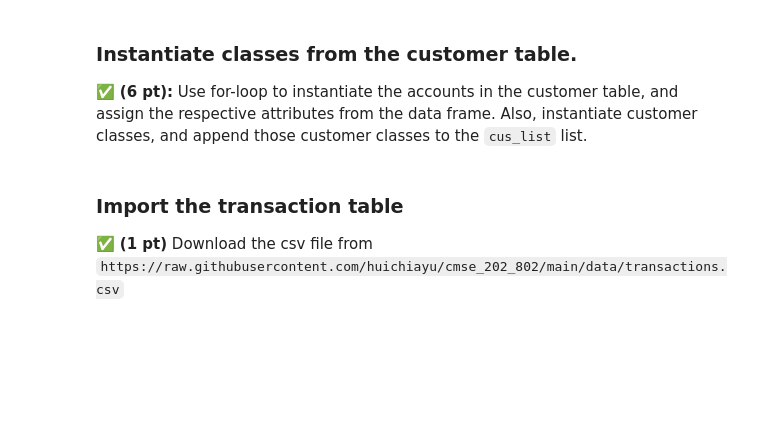
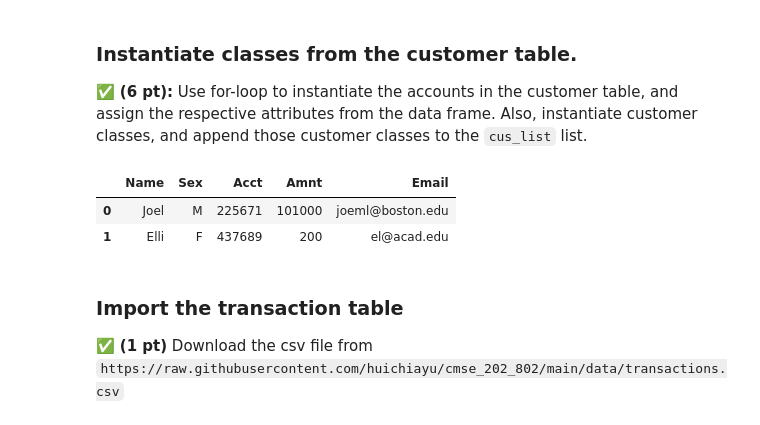
Before and after one commit to Ishan-Baweja/cmse202-XX-turnin, a Jupyter notebook: CMSE202-Midterm-Sect001_TF_Mods-STUDENT.ipynb, the cells around one changed output. Saved outputs shown, nothing was run; the diff lists cells and outputs as text; code cells hidden in the pictures; blank space fills up the shorter version.

```diff
--- a/CMSE202-Midterm-Sect001_TF_Mods-STUDENT.ipynb
+++ b/CMSE202-Midterm-Sect001_TF_Mods-STUDENT.ipynb
@@ -421,6 +444,15 @@ print(f"Customer {Bob.get_customer_name()} owns account {Bob.get_acct().get_acct
 ### Instantiate classes from the customer table.
 
 &#9989; **(6 pt):** Use for-loop to instantiate the accounts in the customer table, and assign the respective attributes from the data frame. Also, instantiate customer classes, and append those customer classes to the `cus_list` list.
+# %%
+customers.head(2)
+
+#number, owner, initial_amount = 0.0
+name, sex, email, acct
+# %% [output]
+|  | Name | Sex | Acct | Amnt | Email |
+| 0 | Joel | M | 225671 | 101000 | joeml@boston.edu |
+| 1 | Elli | F | 437689 | 200 | el@acad.edu |
 # %%
 cust_obj_list = []
 
```
Also changed, not shown: parts of 11 cells of this notebook.
